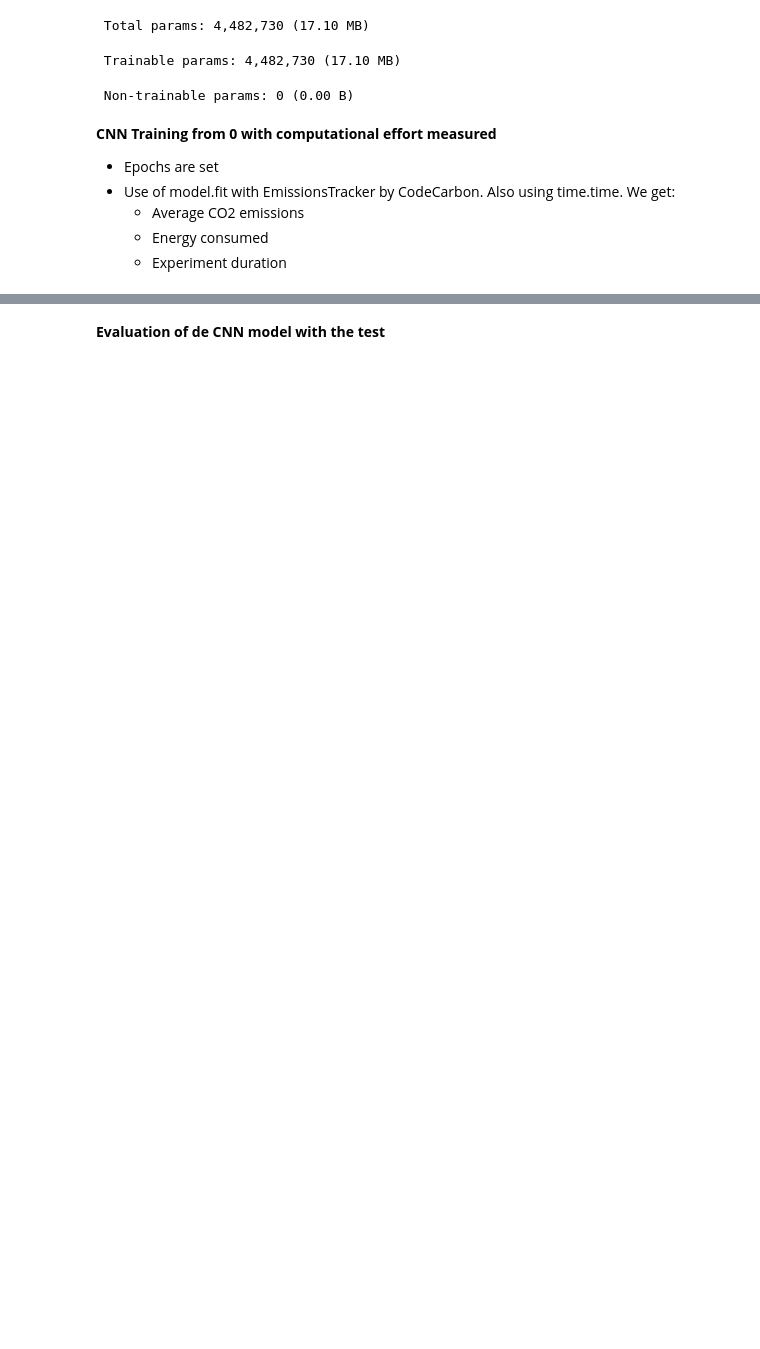
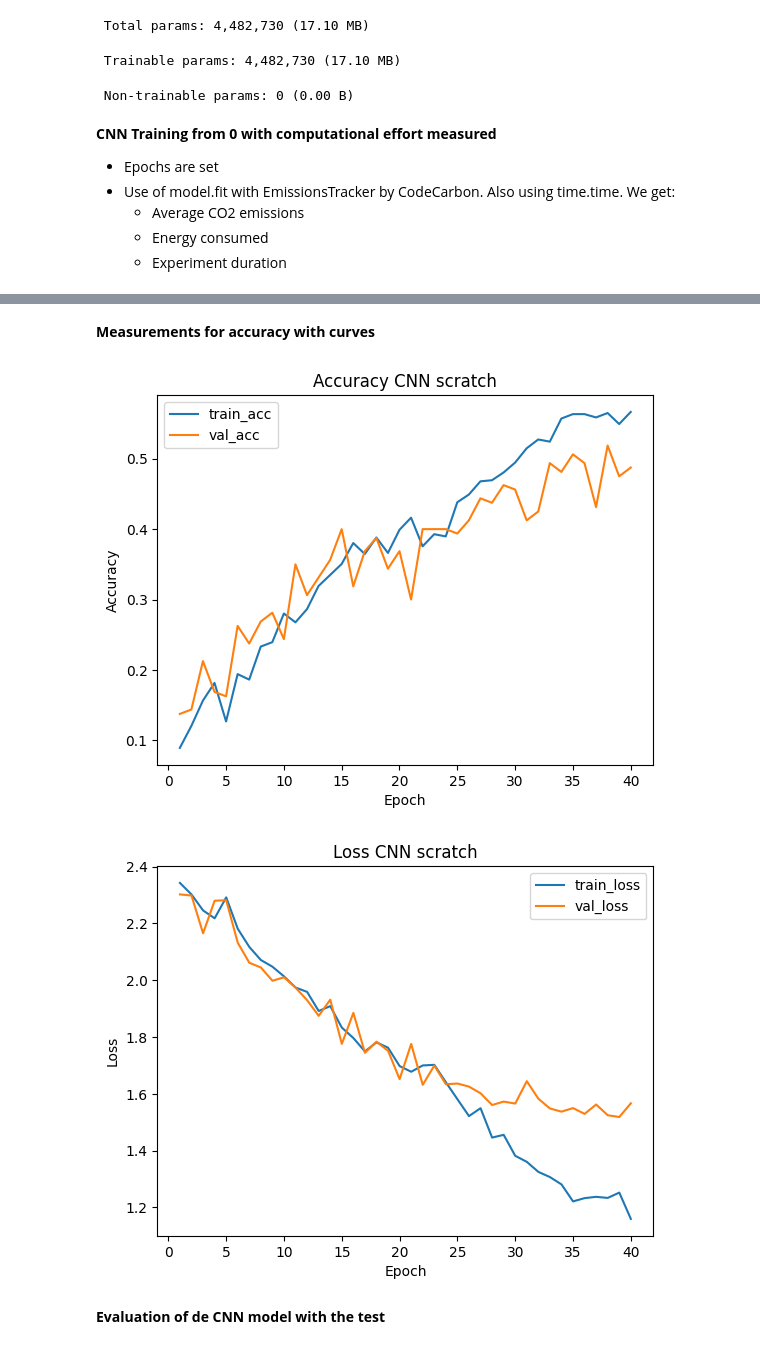
Before and after one commit to manueleco/ml-for-sound-and-music, a Jupyter notebook: lab02/Manuel-Castillo-lab2.ipynb, the cells around one changed output, grey strips where cells are left out. Cells and saved outputs as stored; diff of their text form; code cells hidden in the pictures; blank space fills up the shorter version.

```diff
--- a/lab02/Manuel-Castillo-lab2.ipynb
+++ b/lab02/Manuel-Castillo-lab2.ipynb
@@ -265,7 +332,22 @@ Model: "sequential"
     * Energy consumed
     * Experiment duration
 # %%
-epochs_cnn = 20
+from tensorflow.keras.callbacks import EarlyStopping, ReduceLROnPlateau
+
+epochs_cnn = 40
+
+early_stop = EarlyStopping(
+    monitor="val_loss",
+    patience=5,
+    restore_best_weights=True
+)
+
+reduce_lr = ReduceLROnPlateau(
+    monitor="val_loss",
+    factor=0.5,
+    patience=3,
+    min_lr=1e-5
+)
 
 tracker_cnn = EmissionsTracker(project_name="lab2_cnn_scratch")
 tracker_cnn.start()
@@ -274,7 +356,8 @@ start_time_cnn = time.time()
 history_cnn = cnn_model.fit(
     train_gen_cnn,
     epochs=epochs_cnn,
-    validation_data=val_gen_cnn
+    validation_data=val_gen_cnn,
+    callbacks=[early_stop, reduce_lr]
 )
 
 end_time_cnn = time.time()
@@ -354,3 +438,38 @@ Epoch 12/20
+# %% [markdown]
+**Measurements for accuracy with curves**
+# %%
+import matplotlib.pyplot as plt
+
+def plot_history(history, title=""):
+    acc = history.history.get("accuracy", [])
+    val_acc = history.history.get("val_accuracy", [])
+    loss = history.history.get("loss", [])
+    val_loss = history.history.get("val_loss", [])
+
+    epochs_range = range(1, len(acc) + 1)
+
+    plt.figure()
+    plt.plot(epochs_range, acc, label="train_acc")
+    plt.plot(epochs_range, val_acc, label="val_acc")
+    plt.title(f"Accuracy {title}")
+    plt.xlabel("Epoch")
+    plt.ylabel("Accuracy")
+    plt.legend()
+    plt.show()
+
+    plt.figure()
+    plt.plot(epochs_range, loss, label="train_loss")
+    plt.plot(epochs_range, val_loss, label="val_loss")
+    plt.title(f"Loss {title}")
+    plt.xlabel("Epoch")
+    plt.ylabel("Loss")
+    plt.legend()
+    plt.show()
+
+plot_history(history_cnn, title="CNN scratch")
+# %% [output]
+[figure, added]
+[figure, added]
 # %% [markdown]
 **Evaluation of de CNN model with the test**
 # %%
```
Also changed, not shown: parts of 12 cells of this notebook, 3 other files.
